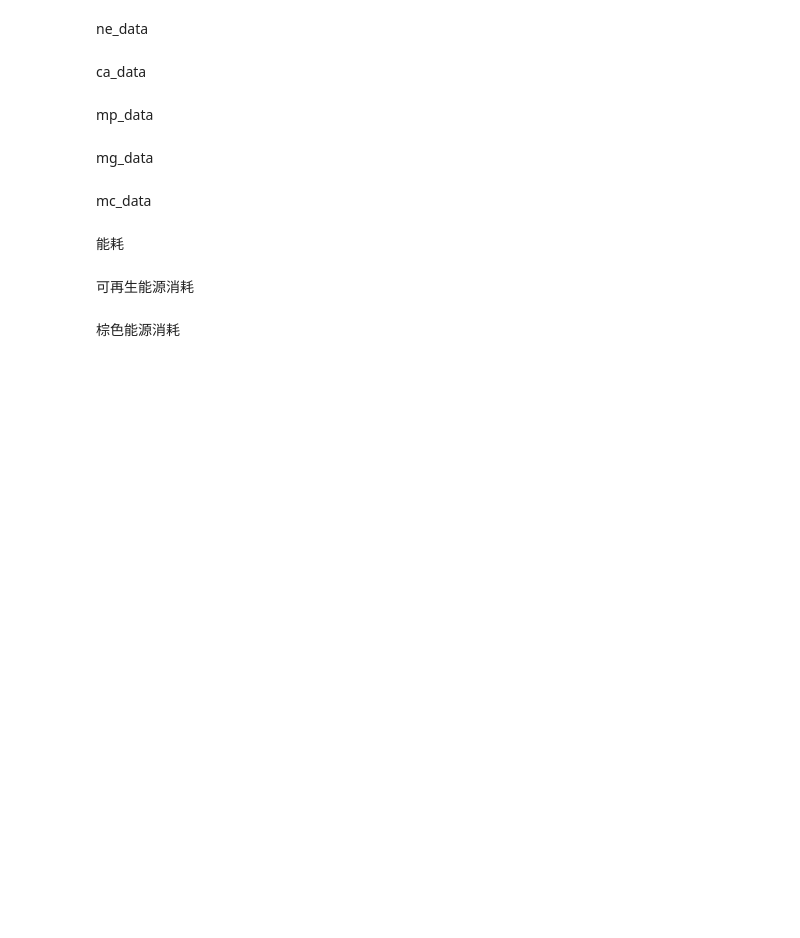
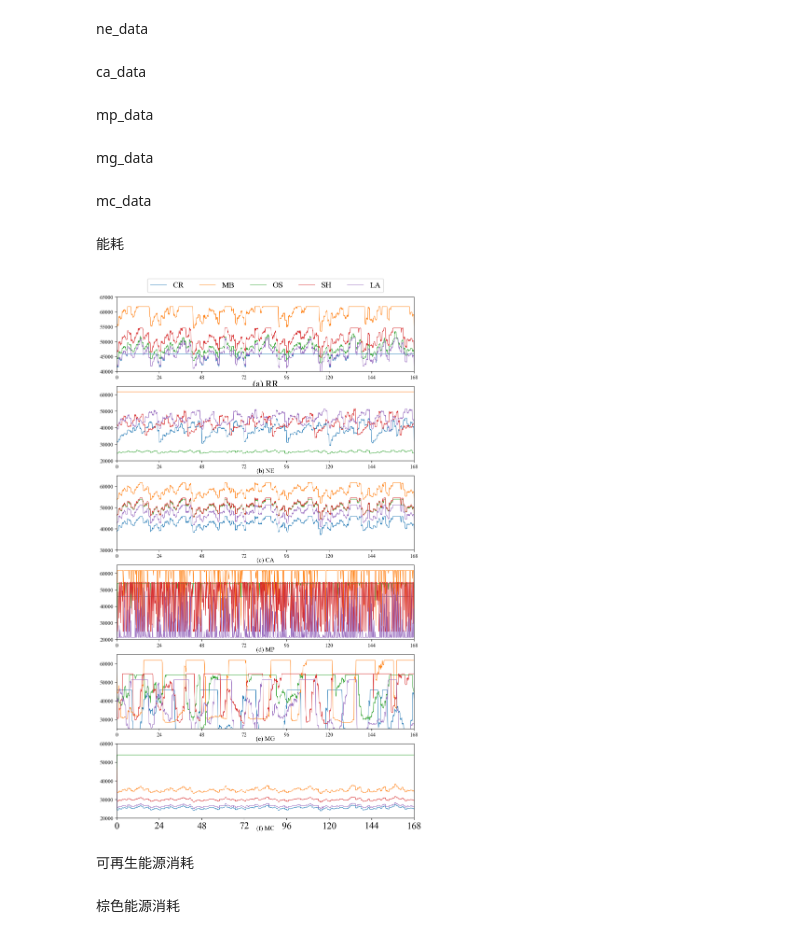
Before and after one commit to pmzhu444/CloudSimPerSimple, a Jupyter notebook: experiment_data/plottogether.ipynb, the cells around one changed output. Cells and saved outputs as stored; diff of their text form; code cells hidden in the pictures; blank space fills up the shorter version.

```diff
--- a/experiment_data/plottogether.ipynb
+++ b/experiment_data/plottogether.ipynb
@@ -3,7 +3,7 @@ import numpy as np
 import pandas as pd
 
 import matplotlib
-matplotlib.rcParams['backend'] = 'SVG'
+#matplotlib.rcParams['backend'] = 'SVG'
 import matplotlib.pyplot as plt
 
 plt.rc('font',family='Times New Roman')
@@ -112,7 +112,7 @@ for name in names:
 # %% [markdown]
 mc_data
 # %%
-df_mc = pd.read_csv("./file/4_11/mc.csv", sep=",")
+df_mc = pd.read_csv("./file/5_9_cost/mc.csv", sep=",")
 df_mc = df_mc.drop(['Unnamed: 15'], axis=1)
 
 df_CR_mc = df_mc.loc[df_mc['dcName'] == 'DC_CR'].reset_index()
@@ -142,8 +142,8 @@ ax1.plot(df_DcConsume_rr['SH'], label='SH', linewidth = '0.8')
 ax1.plot(df_DcConsume_rr['LA'], label='LA', linewidth = '0.8')
 ax1.set_xlim(0, 1008)
 ax1.set_ylim(40000, 65000)
-ax1.set_title("(a) RR", y = -0.2)
-ax1.legend(loc='upper center', bbox_to_anchor=(0.5, 1.2), ncol=5)
+ax1.set_title("(a) RR", y = -0.25, fontsize=18)
+ax1.legend(loc='upper center', bbox_to_anchor=(0.5, 1.3), ncol=5, fontsize=15)
 
 ax2 = fig.add_subplot(612, sharex = ax1)
 ax2.plot(df_DcConsume_ne['CR'], linewidth = '0.8')
@@ -167,37 +167,39 @@ ax3.set_title("(c) CA", y = -0.2)
 
 ax4 = fig.add_subplot(614, sharex = ax1)
 ax4.plot(df_DcConsume_mp['CR'], linewidth = '0.8')
 ax4.plot(df_DcConsume_mp['MB'], linewidth = '0.8')
 ax4.plot(df_DcConsume_mp['OS'], linewidth = '0.8')
 ax4.plot(df_DcConsume_mp['SH'], linewidth = '0.8')
 ax4.plot(df_DcConsume_mp['LA'], linewidth = '0.8')
 ax4.set_xlim(0, 1008)
 ax4.set_ylim(20000, 65000)
 ax4.set_title("(d) MP", y = -0.2)
 
 ax5 = fig.add_subplot(615, sharex = ax1)
 ax5.plot(df_DcConsume_mg['CR'], linewidth = '0.8')
 ax5.plot(df_DcConsume_mg['MB'], linewidth = '0.8')
 ax5.plot(df_DcConsume_mg['OS'], linewidth = '0.8')
 ax5.plot(df_DcConsume_mg['SH'], linewidth = '0.8')
 ax5.plot(df_DcConsume_mg['LA'], linewidth = '0.8')
 ax5.set_xlim(0, 1008)
 ax5.set_ylim(25000, 65000)
 ax5.set_title("(e) MG", y = -0.2)
 
 ax6 = fig.add_subplot(616, sharex = ax1)
 ax6.plot(df_DcConsume_mc['CR'], linewidth = '0.8')
 ax6.plot(df_DcConsume_mc['MB'], linewidth = '0.8')
 ax6.plot(df_DcConsume_mc['OS'], linewidth = '0.8')
 ax6.plot(df_DcConsume_mc['SH'], linewidth = '0.8')
 ax6.plot(df_DcConsume_mc['LA'], linewidth = '0.8')
 ax6.set_xlim(0, 1008)
-ax6.set_ylim(25000, 65000)
+ax6.set_ylim(20000, 60000)
 ax6.set_title("(f) MC", y = -0.2)
 
-plt.xticks(np.arange(0, 1152, 144), np.arange(0, 192, 24))
-plt.savefig("../pic/4_13/svg/energyConsume.svg", format='svg')
-#plt.show()
+plt.xticks(np.arange(0, 1152, 144), np.arange(0, 192, 24), fontsize=18)
+#plt.savefig("../pic/4_13/svg/energyConsume.svg", format='svg')
+plt.show()
+# %% [output]
+[figure, added]
 # %% [markdown]
 可再生能源消耗
 # %%
```
Also changed, not shown: 14 other files.
